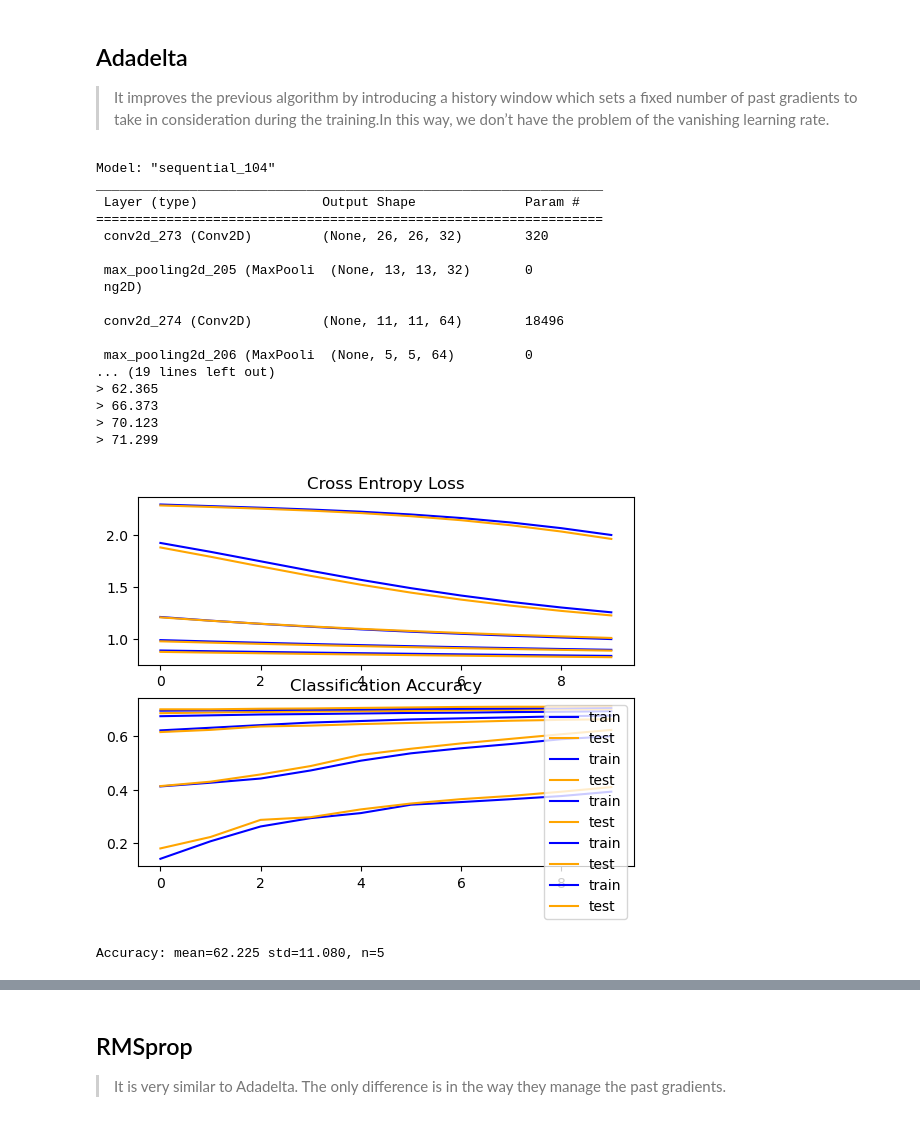
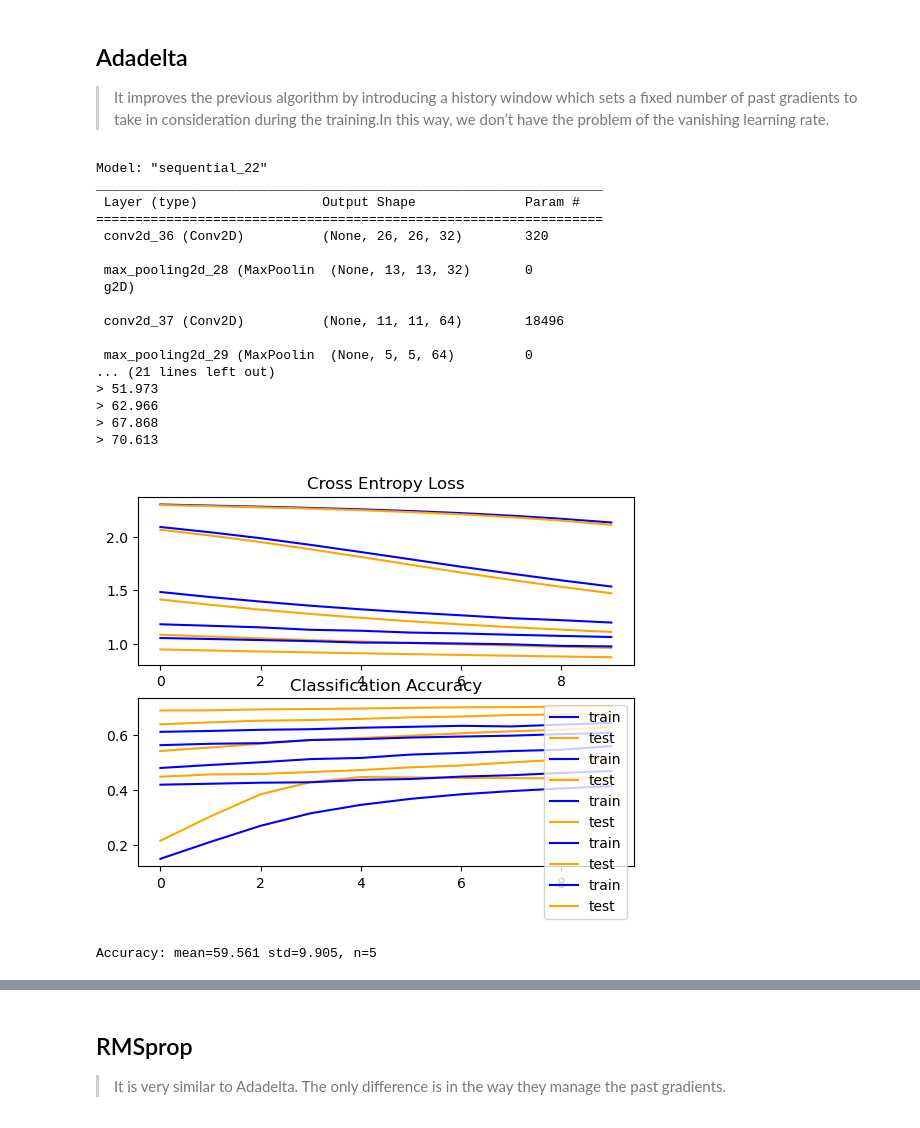
Before and after one commit to JoelPoah/Fashion_MNIST, a Jupyter notebook: fashion.ipynb, the cells around one changed output, grey strips where cells are left out. Drawn from its saved outputs; the diff is of its cells as text; code cells hidden in the pictures.

```diff
--- a/fashion.ipynb
+++ b/fashion.ipynb
@@ -722,3 +744,35 @@ Epoch 10/10
 plotly.tools.make_subplots is deprecated, please use plotly.subplots.make_subplots instead
+# %%
+%%time
+fashion_model_batch = Sequential()
+fashion_model_batch.add(Conv2D(32, kernel_size=(3, 3),activation='linear',input_shape=(28,28,1)))
+fashion_model_batch.add(Conv2D(64, (3, 3), activation='linear'))
+fashion_model_batch.add(Flatten())
+fashion_model_batch.add(Dense(128, activation='linear'))
+fashion_model_batch.add(Dense(num_classes, activation='softmax'))
+fashion_model_batch.compile(loss='categorical_crossentropy', optimizer=keras.optimizers.Adam(),metrics=['accuracy'])
+fashion_model_batch.summary()
+
+h_callback = fashion_model.fit(X_train, y_train, epochs = 10, batch_size=64,validation_data=(X_test, y_test))
+
+
+# Plot train vs test loss during training
+plot_accuracy_and_loss(h_callback)
+# %%
+%%time
+fashion_model_batch = Sequential()
+fashion_model_batch.add(Conv2D(32, kernel_size=(3, 3),activation='linear',input_shape=(28,28,1)))
+fashion_model_batch.add(Conv2D(64, (3, 3), activation='linear'))
+fashion_model_batch.add(Flatten())
+fashion_model_batch.add(Dense(128, activation='linear'))
+fashion_model_batch.add(Dense(num_classes, activation='softmax'))
+fashion_model_batch.compile(loss='categorical_crossentropy', optimizer=keras.optimizers.Adam(),metrics=['accuracy'])
+fashion_model_batch.summary()
+
+h_callback = fashion_model.fit(X_train, y_train, epochs = 10, batch_size=128,validation_data=(X_test, y_test))
+
+
+# Plot train vs test loss during training
+plot_accuracy_and_loss(h_callback)
 # %% [markdown]
 #### Batch sizing does improve performance slightly
@@ -1028,6 +1176,7 @@ def model_sgd():
     fashion_model.add(MaxPooling2D(pool_size=(2, 2)))
     fashion_model.add(Flatten())
     fashion_model.add(Dense(128, activation='relu'))
+    fashion_model.add(Dropout(0.2))
     fashion_model.add(Dense(num_classes, activation='softmax'))
 
     fashion_model.compile(loss=keras.losses.categorical_crossentropy, optimizer=keras.optimizers.SGD(),metrics=['accuracy'])
@@ -1070,6 +1219,7 @@ def model_adagrad():
     fashion_model.add(MaxPooling2D(pool_size=(2, 2)))
     fashion_model.add(Flatten())
     fashion_model.add(Dense(128, activation='relu'))
+    fashion_model.add(Dropout(0.2))
     fashion_model.add(Dense(num_classes, activation='softmax'))
 
     fashion_model.compile(loss=keras.losses.categorical_crossentropy, optimizer=keras.optimizers.Adagrad(),metrics=['accuracy'])
@@ -1104,39 +1254,40 @@ Accuracy: mean=78.005 std=2.491, n=5
 # %%
 def model_adadelta():
     fashion_model = Sequential()
     fashion_model.add(Conv2D(32, kernel_size=(3, 3),activation='relu',input_shape=(28,28,1)))
     fashion_model.add(MaxPooling2D((2, 2)))
     fashion_model.add(Conv2D(64, (3, 3), activation='relu'))
     fashion_model.add(MaxPooling2D(pool_size=(2, 2)))
     fashion_model.add(Conv2D(128, (3, 3), activation='relu'))
     fashion_model.add(MaxPooling2D(pool_size=(2, 2)))
     fashion_model.add(Flatten())
     fashion_model.add(Dense(128, activation='relu'))
+    fashion_model.add(Dropout(0.2))
     fashion_model.add(Dense(num_classes, activation='softmax'))
 
     fashion_model.compile(loss=keras.losses.categorical_crossentropy, optimizer=keras.optimizers.Adadelta(),metrics=['accuracy'])
     fashion_model.summary()
     return fashion_model
 
 
 run_test_harness(model_adadelta(),X_train, y_train)
 # %% [output]
-Model: "sequential_104"
+Model: "sequential_22"
 _________________________________________________________________
  Layer (type)                Output Shape              Param #
 =================================================================
- conv2d_273 (Conv2D)         (None, 26, 26, 32)        320
+ conv2d_36 (Conv2D)          (None, 26, 26, 32)        320
 
- max_pooling2d_205 (MaxPooli  (None, 13, 13, 32)       0
- ng2D)
+ max_pooling2d_28 (MaxPoolin  (None, 13, 13, 32)       0
+ g2D)
 
- conv2d_274 (Conv2D)         (None, 11, 11, 64)        18496
+ conv2d_37 (Conv2D)          (None, 11, 11, 64)        18496
 
- max_pooling2d_206 (MaxPooli  (None, 5, 5, 64)         0
-... (19 lines left out)
-> 62.365
-> 66.373
-> 70.123
-> 71.299
+ max_pooling2d_29 (MaxPoolin  (None, 5, 5, 64)         0
+... (21 lines left out)
+> 51.973
+> 62.966
+> 67.868
+> 70.613
-[figure, old version]
+[figure, new version]
-Accuracy: mean=62.225 std=11.080, n=5
+Accuracy: mean=59.561 std=9.905, n=5
```
Also changed, not shown: parts of 78 cells of this notebook.
